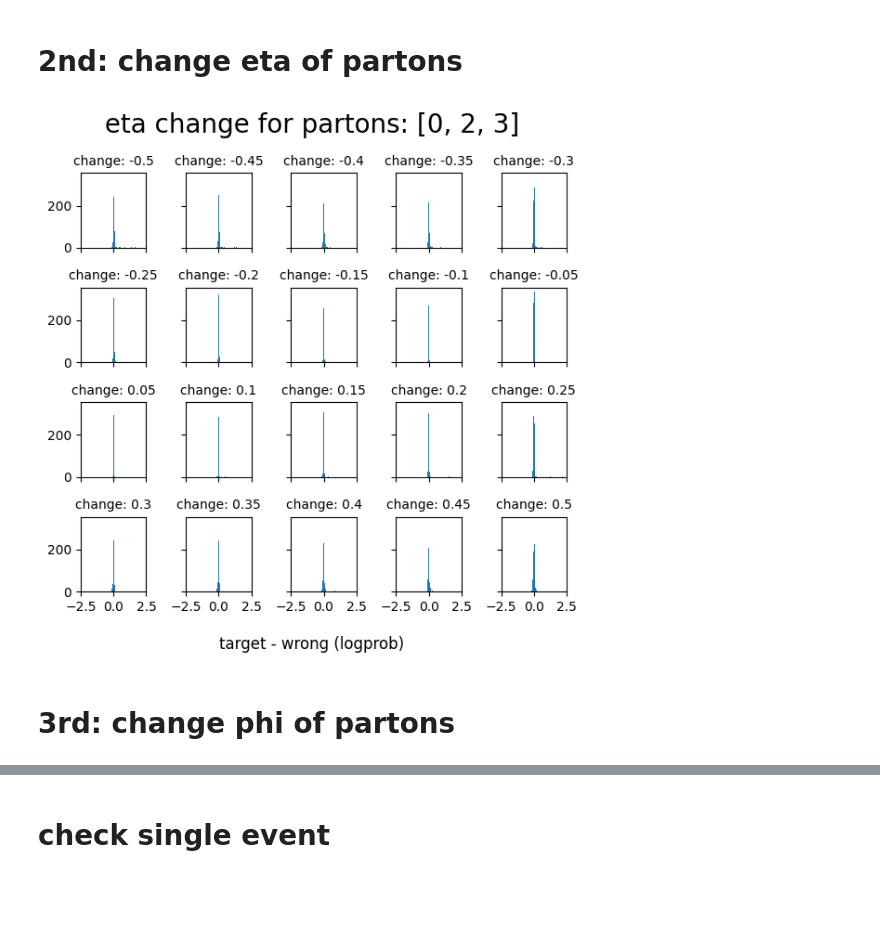
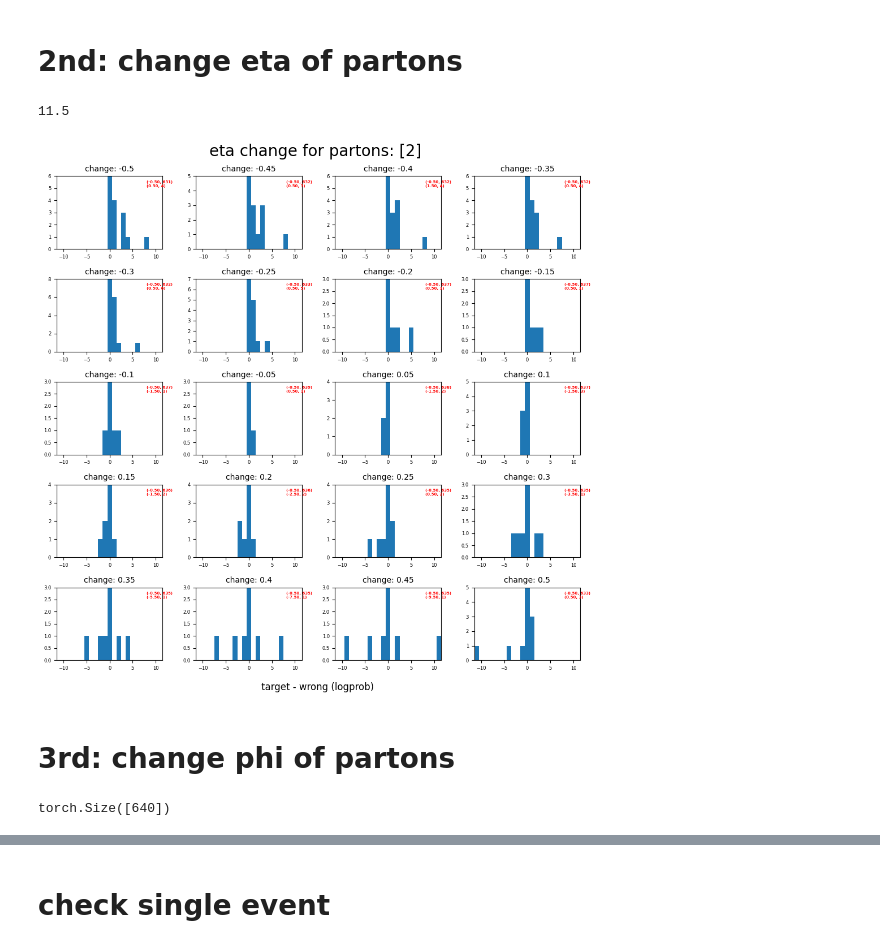
Before and after one commit to valsdav/MEMFlow, a Jupyter notebook: scripts/Plots_Performance_TransferFlow.ipynb, the cells around one changed output, grey strips where cells are left out. Drawn from its saved outputs; the diff is of its cells as text; code cells hidden in the pictures; blank space fills up the shorter version.

```diff
--- a/scripts/Plots_Performance_TransferFlow.ipynb
+++ b/scripts/Plots_Performance_TransferFlow.ipynb
@@ -236,9 +287,9 @@ print(len(testLoader))
 # %%
 def plot_per_change(diff_logprob, diff_change, modify_particles, particles_change='jets',
-                    title_var='% pt', no_rows=4, range_x=(-2.5,2.5)):
+                    title_var='% pt', no_rows=4, range_x=(-2.5,2.5), peaks_to_clip=1):
 
     no_columns = math.ceil(len(diff_change)/no_rows)
-    fig, axis = plt.subplots(no_rows, no_columns, sharex=True, sharey=True, figsize=(6, 6))
+    fig, axis = plt.subplots(no_rows, no_columns, figsize=(10, 10))
 
     fig.suptitle(f'{title_var} change for {particles_change}: {modify_particles} ', fontsize=20)
     fig.supxlabel('target - wrong (logprob)')
@@ -246,11 +297,16 @@ def plot_per_change(diff_logprob, diff_change, modify_particles, particles_chang
     for idx, change in enumerate(diff_change):
         row = math.floor(idx/no_columns)
         column = idx%no_columns
+        #print(f'idx = {idx}; change = {change}; row = {row}; column = {column}')
 
-        axis[row, column].hist(diff_logprob[idx, :].flatten().numpy(), bins=100, range=range_x)
+        no_bins = int(range_x[1] - range_x[0])
+        hist_visible(axis[row, column], diff_logprob[idx, :].flatten(), change,
+                     peaks_to_clip=peaks_to_clip, bins=no_bins, range_x=range_x, annot_kw={})
 
-        axis[row, column].set_title(f'change: {change}', fontsize=10)
-        axis[row, column].set_xlim([range_x[0], range_x[1]])
+        #axis[row, column].set_title(f'change: {change}', fontsize=10)
+        #axis[row, column].set_xlim([-135, 135])
+        #axis[row, column].set_ylim(0, 15)
+
 
     fig.tight_layout()
 # %%
@@ -537,10 +612,14 @@ for index, diff_eta in enumerate(eta_change):
 
         diff_logprob_partons_eta[index, idx] = target_events_logprob[idx] - wrong_batch_flow_pr.detach().cpu()
 # %%
-plot_per_change(diff_logprob_partons_eta, eta_change,
-                modify_partons.tolist(), title_var=' eta', particles_change='partons')
+maxim = int(torch.max(torch.abs(diff_logprob_partons_eta).flatten()).item()) + 0.5
+print(maxim)
+
+plot_per_change(diff_logprob_partons_eta.numpy(), eta_change, modify_partons.tolist(), title_var='eta',
+               range_x=(-1*maxim,maxim), peaks_to_clip=1, no_rows=5, particles_change='partons')
 # %% [output]
+11.5
-[figure, old version]
+[figure, new version]
 # %% [markdown]
 # 3rd: change phi of partons
 # %%
@@ -581,4 +660,8 @@ for index, diff_phi in enumerate(phi_change):
                                                                 mask_boost)
 
         diff_logprob_partons_phi[index, idx] = target_events_logprob[idx] - wrong_batch_flow_pr.detach().cpu()
+# %%
+print(diff_logprob_partons_phi[1].flatten().shape)
+# %% [output]
+torch.Size([640])
 # %%
```
Also changed, not shown: parts of 14 cells of this notebook, 3 other files.
